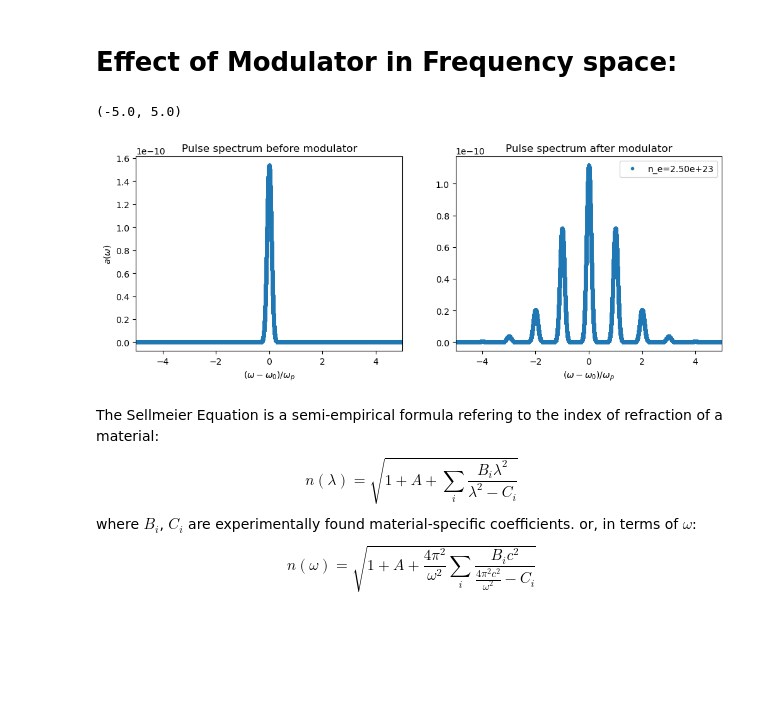
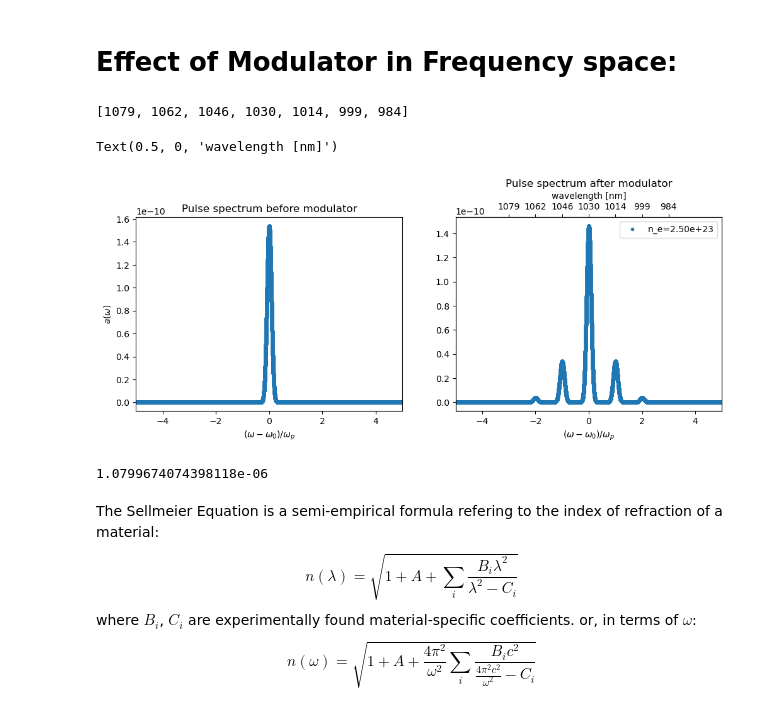
Before and after one commit to sebastiankalos/prism_compressor, a Jupyter notebook: prism_compressor.ipynb, the cells around one changed output. Drawn from its saved outputs; the diff is of its cells as text; code cells hidden in the pictures; blank space fills up the shorter version.

```diff
--- a/prism_compressor.ipynb
+++ b/prism_compressor.ipynb
@@ -26,7 +26,7 @@ n_e0 = 2.5e23 #m^-3, on-axis electron density (base value)
 delta_n_e = (2.5e-2)/2 #relative amplitude of wake driven by seed pulse
 omega_p0 = np.sqrt(n_e0*q**2/(m_e*epsilon_0)) #plasma frequency on axis
 T_p = 2*np.pi/omega_p0 #plasma period
-L_mod = 0.12 #length of the modulator stage [m]
+L_mod = 0.05 #length of the modulator stage [m]
 delta_phi = 0 #phase of plasma relative to seed pulse
 # %% [markdown]
 # Laser Pulse Considerations + FFT grid:
@@ -108,25 +108,41 @@ In other words, $a(\omega)$ is the fourier transform of $E_{in}(t)$, and should
 # %%
 fig,axs=plt.subplots(1,2,figsize=(12,4),sharex=False)
 
 b_in_omega = np.roll(np.sqrt(N/(2*np.pi))*delta_t_grid*fft(E_in_t),int(N/2))
 b_out_omega = np.roll(np.sqrt(N/(2*np.pi))*delta_t_grid*fft(E_out_t),int(N/2))
 
 axs[0].plot(omega_grid/omega_p0, np.abs(b_in_omega),'.')
 axs[0].set_xlabel(r'$(\omega-\omega_0)/\omega_p$')
 axs[0].set_ylabel(r'$a(\omega)$')
 axs[0].set_title('Pulse spectrum before modulator')
 axs[0].set_xlim(-5,5)
 #axs[0].set_yscale('log')
 
 axs[1].plot(omega_grid/omega_p0,np.abs(b_out_omega),'.',label=("n_e={:.2e}".format(n_e0)))
 axs[1].set_xlabel(r'$(\omega-\omega_0)/\omega_p$')
 axs[1].set_title("Pulse spectrum after modulator")
+
 axs[1].legend()
 axs[1].set_xlim(-5,5)
-#axs[1].set_yscale('log')
+
+ax2=axs[1].twiny()
+sidebands=[-3,-2,-1,0,1,2,3]
+new_nm_ticks=[]
+for n in sidebands:
+    new_nm_ticks.append(np.int(2*np.pi*c/(omega_0+n*omega_p0)*1e9))
+print(new_nm_ticks)
+ax2.set_xlim(axs[1].get_xlim())
+ax2.set_xticks(sidebands)
+ax2.set_xticklabels(new_nm_ticks)
+ax2.set_xlabel('wavelength [nm]')
 # %% [output]
-(-5.0, 5.0)
+[1079, 1062, 1046, 1030, 1014, 999, 984]
+Text(0.5, 0, 'wavelength [nm]')
-[figure, old version]
+[figure, new version]
+# %%
+print(2*np.pi*c/(omega_0-3*omega_p0))
+# %% [output]
+1.0799674074398118e-06
 # %% [markdown]
 The Sellmeier Equation is a semi-empirical formula refering to the index of refraction of a material:
 \begin{equation}
```
Also changed, not shown: parts of 1 cell of this notebook.
